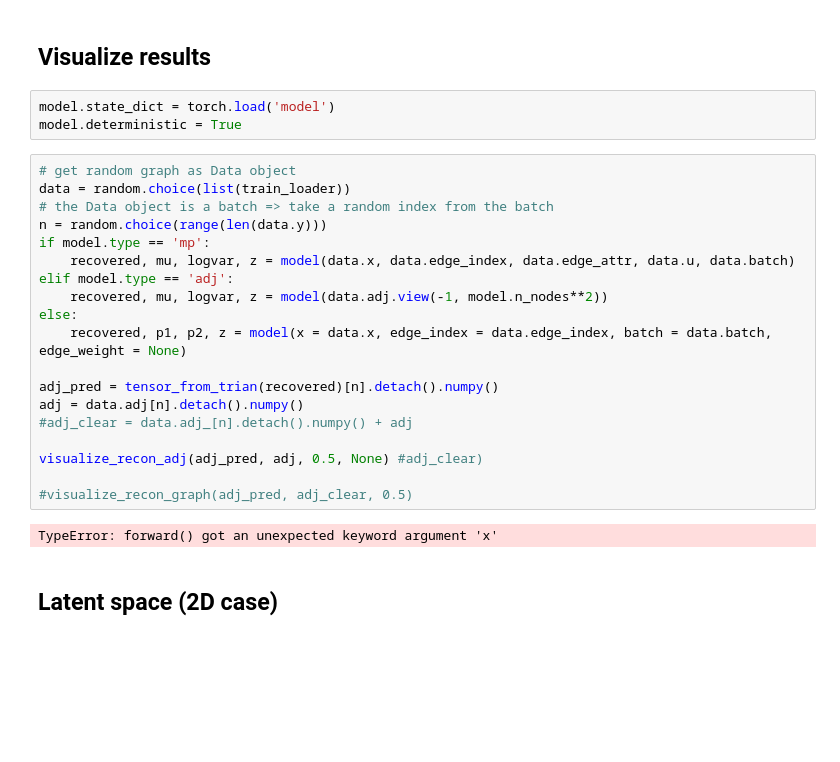
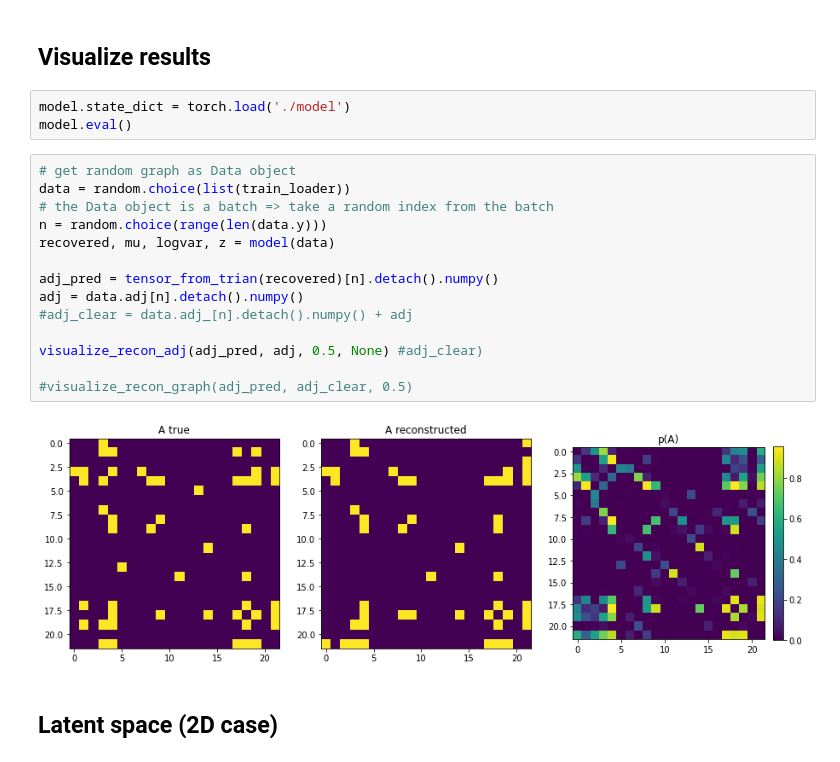
Before and after one commit to maxxxzdn/eegVAE, a Jupyter notebook: Notebook.ipynb, the cells around one changed output. Saved outputs shown, nothing was run; the diff lists cells and outputs as text; blank space fills up the shorter version.

```diff
--- a/Notebook.ipynb
+++ b/Notebook.ipynb
@@ -117,28 +139,23 @@ performance_plot(log)
 # %% [markdown]
 ## Visualize results
-# %%
-model.state_dict = torch.load('model')
-model.deterministic = True
+# %%
+model.state_dict = torch.load('./model')
+model.eval()
 # %%
 # get random graph as Data object
 data = random.choice(list(train_loader))
 # the Data object is a batch => take a random index from the batch
 n = random.choice(range(len(data.y)))
-if model.type == 'mp':
-    recovered, mu, logvar, z = model(data.x, data.edge_index, data.edge_attr, data.u, data.batch)
-elif model.type == 'adj':
-    recovered, mu, logvar, z = model(data.adj.view(-1, model.n_nodes**2))
-else:
-    recovered, p1, p2, z = model(x = data.x, edge_index = data.edge_index, batch = data.batch, edge_weight = None)
+recovered, mu, logvar, z = model(data)
 
 adj_pred = tensor_from_trian(recovered)[n].detach().numpy()
 adj = data.adj[n].detach().numpy()
 #adj_clear = data.adj_[n].detach().numpy() + adj
 
 visualize_recon_adj(adj_pred, adj, 0.5, None) #adj_clear)
 
 #visualize_recon_graph(adj_pred, adj_clear, 0.5)
 # %% [output]
-TypeError: forward() got an unexpected keyword argument 'x'
+[figure, added]
 # %% [markdown]
 ## Latent space (2D case)
```
Also changed, not shown: parts of 18 cells of this notebook, 2 other files.
